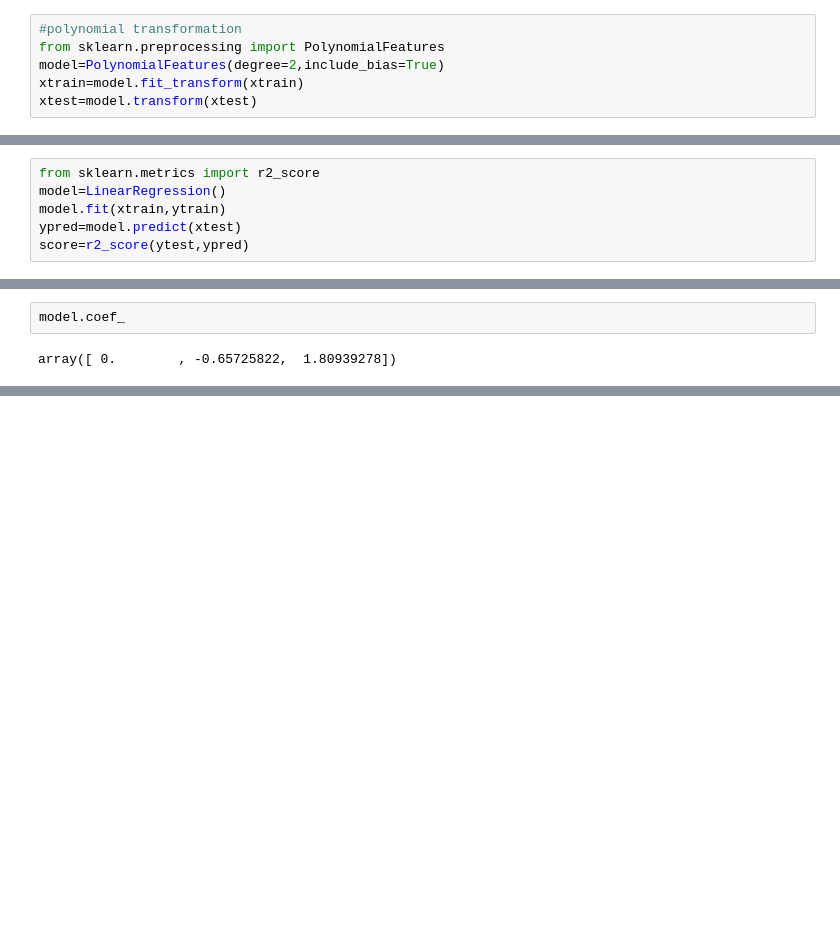
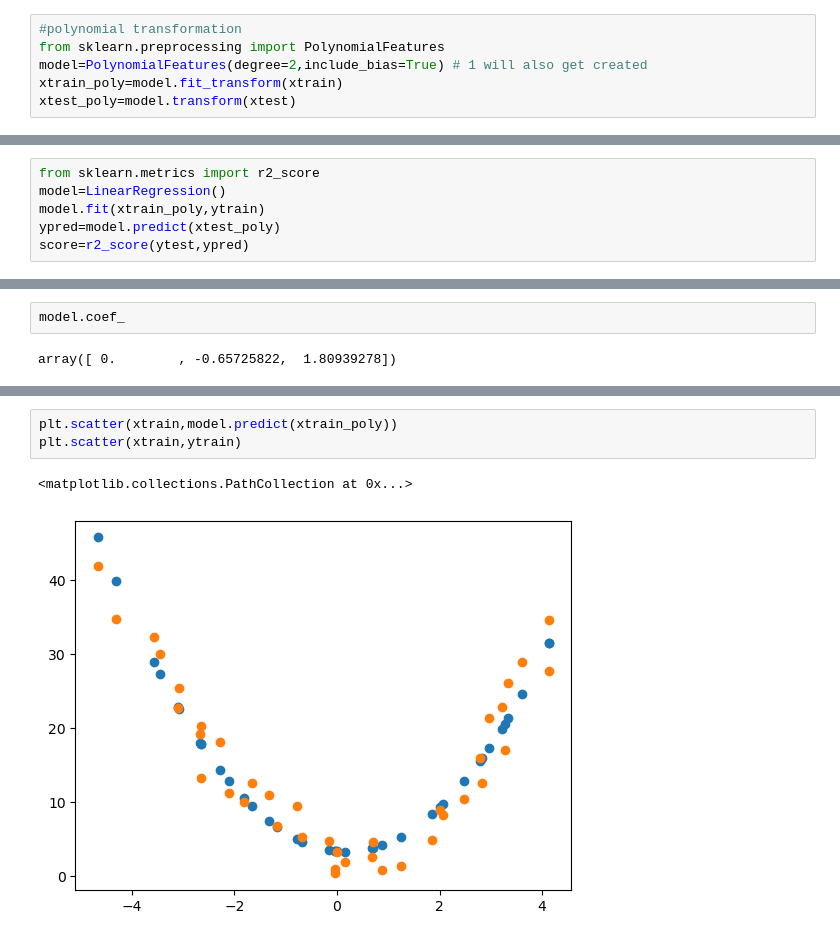
Before and after one commit to Sharafunneesa-pp/Regression-Algorithms, a Jupyter notebook: 3. polynomial regression implementation.ipynb, the cells around one changed output, grey strips where cells are left out. Saved outputs shown, nothing was run; the diff lists cells and outputs as text; blank space fills up the shorter version.

Commit message:
polynomial regression modified

```diff
--- a/3. polynomial regression implementation.ipynb
+++ b/3. polynomial regression implementation.ipynb
@@ -82,6 +58,6 @@ plt.scatter(xtrain,ytrain)
 # %%
 #polynomial transformation
 from sklearn.preprocessing import PolynomialFeatures
-model=PolynomialFeatures(degree=2,include_bias=True)
-xtrain=model.fit_transform(xtrain)
-xtest=model.transform(xtest)
+model=PolynomialFeatures(degree=2,include_bias=True) # 1 will also get created
+xtrain_poly=model.fit_transform(xtrain)
+xtest_poly=model.transform(xtest)
@@ -109,8 +64,8 @@ array([[ 1.00000000e+00,  1.85055193e+00,  3.42454243e+00],
 # %%
 from sklearn.metrics import r2_score
 model=LinearRegression()
-model.fit(xtrain,ytrain)
-ypred=model.predict(xtest)
+model.fit(xtrain_poly,ytrain)
+ypred=model.predict(xtest_poly)
 score=r2_score(ytest,ypred)
 # %%
 score
@@ -126,0 +82,6 @@ model.intercept_
+# %%
+plt.scatter(xtrain,model.predict(xtrain_poly))
+plt.scatter(xtrain,ytrain)
+# %% [output]
+<matplotlib.collections.PathCollection at 0x...>
+[figure, added]
```
Also changed, not shown: parts of 6 cells of this notebook.
